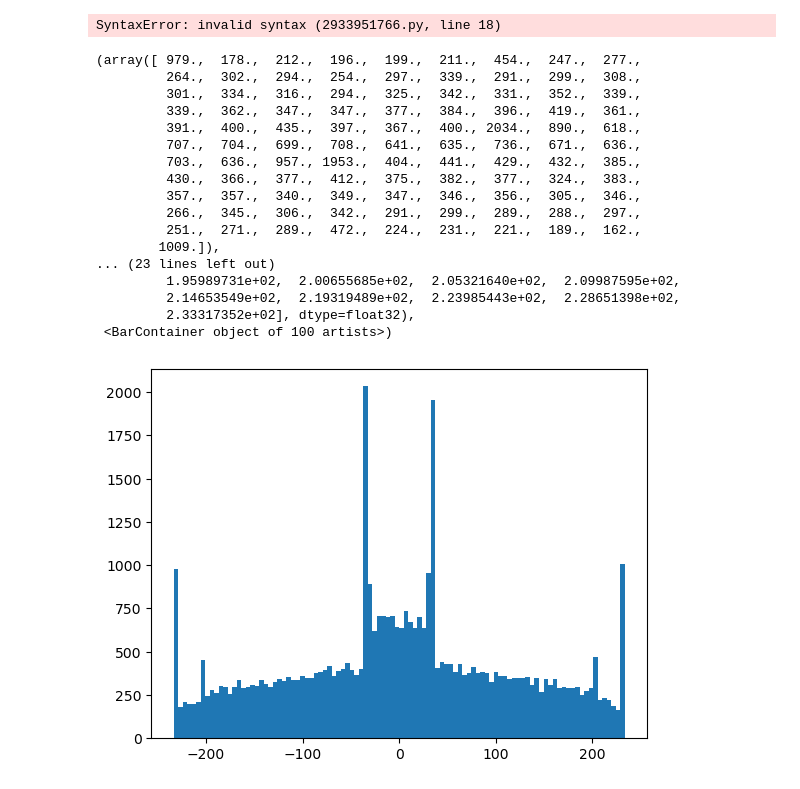
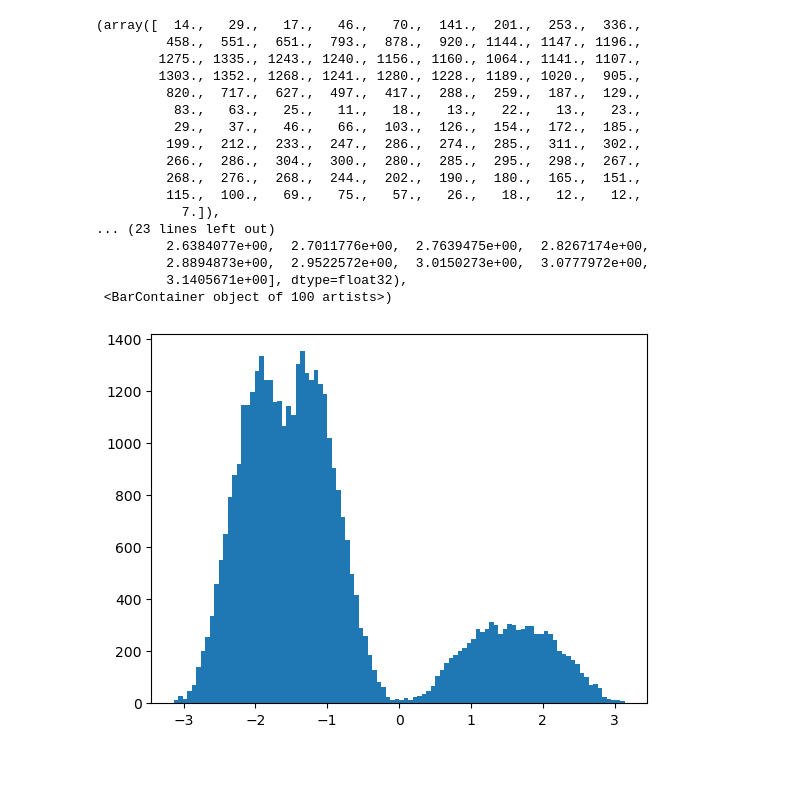
Before and after one commit to PINKTAIGAH/SHP, a Jupyter notebook: uproot_test/dedx_cut_test.ipynb, the cells around one changed output. Cells and saved outputs as stored; diff of their text form; code cells hidden in the pictures.

Commit message:
add more  plots

```diff
--- a/uproot_test/dedx_cut_test.ipynb
+++ b/uproot_test/dedx_cut_test.ipynb
@@ -14,22 +50,16 @@ file5= uproot.open(root_file_dir + 'flat_caf_4-d0f08994-a5a3-4420-8600-616832f5a
 # %%
 def get_cut(start, end):
-    cut_xf0= (end['xf'])>-250
-    cut_xf1= (end['xf'])<250
-    cut_xf2= (end['xf'])>50
-    cut_xf3= (end['xf'])<-50
-    cut_yf= (np.absolute(end['yf'])<250)
+    cut_xf= (np.absolute(end['xf'])<200)
+    cut_yf= (np.absolute(end['yf'])<200)
     cut_zf0= (end['zf'])>0
     cut_zf1= (end['zf'])<500
 
-    cut_x00= (start['x0'])>-250
-    cut_x01= (start['x0'])<250
-    cut_x02= (start['x0'])>50
-    cut_x03= (start['x0'])<-50
-    cut_y0= (np.absolute(start['y0'])<250)
+    cut_x0= (np.absolute(start['x0'])<200)
+    cut_y0= (np.absolute(start['y0'])<200)
     cut_z00= (start['z0'])>0
     cut_z01= (start['z0'])<500
 
-    cut_full= cut_xf0 & cut_xf1 & cut_xf2 & cut_xf3 & cut_yf & cut_zf0 & cut_zf1 & cut_x0 & cut_y0 & cut_z00 & cut_z01 &
+    cut_full= cut_xf & cut_yf & cut_zf0 & cut_zf1 & cut_x0 & cut_y0 & cut_z00 & cut_z01
     cut= np.full(ak.num(cut_full, axis=0), True)
 
     for i in range(ak.num(cut_full, axis=0)):
@@ -38,8 +68,6 @@ def get_cut(start, end):
                 cut[i]= False
 
     return cut
-# %% [output]
-SyntaxError: invalid syntax (2933951766.py, line 18)
 # %%
 start1= file1.arrays(['x0','y0','z0'], aliases={'x0':'rec.reco.trk.start.x',
                                      'y0':'rec.reco.trk.start.y',
@@ -86,26 +114,26 @@ end5= file5.arrays(['xf','yf','zf'], aliases={'xf':'rec.reco.trk.end.x',
 rr_5= file5['rec.reco.trk.calo.2.points.rr'].array()
 dedx_5= file5['rec.reco.trk.calo.2.points.dedx'].array()
 # %%
-plt.hist(ak.flatten(file1['rec.reco.trk.start.x'].array()).to_numpy(), bins=100)
+plt.hist(ak.flatten(file1['rec.slc.reco.trk.phi'].array()).to_numpy(), bins=100)
 # %% [output]
-(array([ 979.,  178.,  212.,  196.,  199.,  211.,  454.,  247.,  277.,
-         264.,  302.,  294.,  254.,  297.,  339.,  291.,  299.,  308.,
-         301.,  334.,  316.,  294.,  325.,  342.,  331.,  352.,  339.,
-         339.,  362.,  347.,  347.,  377.,  384.,  396.,  419.,  361.,
-         391.,  400.,  435.,  397.,  367.,  400., 2034.,  890.,  618.,
-         707.,  704.,  699.,  708.,  641.,  635.,  736.,  671.,  636.,
-         703.,  636.,  957., 1953.,  404.,  441.,  429.,  432.,  385.,
-         430.,  366.,  377.,  412.,  375.,  382.,  377.,  324.,  383.,
-         357.,  357.,  340.,  349.,  347.,  346.,  356.,  305.,  346.,
-         266.,  345.,  306.,  342.,  291.,  299.,  289.,  288.,  297.,
-         251.,  271.,  289.,  472.,  224.,  231.,  221.,  189.,  162.,
-        1009.]),
+(array([  14.,   29.,   17.,   46.,   70.,  141.,  201.,  253.,  336.,
+         458.,  551.,  651.,  793.,  878.,  920., 1144., 1147., 1196.,
+        1275., 1335., 1243., 1240., 1156., 1160., 1064., 1141., 1107.,
+        1303., 1352., 1268., 1241., 1280., 1228., 1189., 1020.,  905.,
+         820.,  717.,  627.,  497.,  417.,  288.,  259.,  187.,  129.,
+          83.,   63.,   25.,   11.,   18.,   13.,   22.,   13.,   23.,
+          29.,   37.,   46.,   66.,  103.,  126.,  154.,  172.,  185.,
+         199.,  212.,  233.,  247.,  286.,  274.,  285.,  311.,  302.,
+         266.,  286.,  304.,  300.,  280.,  285.,  295.,  298.,  267.,
+         268.,  276.,  268.,  244.,  202.,  190.,  180.,  165.,  151.,
+         115.,  100.,   69.,   75.,   57.,   26.,   18.,   12.,   12.,
+           7.]),
 ... (23 lines left out)
-         1.95989731e+02,  2.00655685e+02,  2.05321640e+02,  2.09987595e+02,
-         2.14653549e+02,  2.19319489e+02,  2.23985443e+02,  2.28651398e+02,
-         2.33317352e+02], dtype=float32),
+         2.6384077e+00,  2.7011776e+00,  2.7639475e+00,  2.8267174e+00,
+         2.8894873e+00,  2.9522572e+00,  3.0150273e+00,  3.0777972e+00,
+         3.1405671e+00], dtype=float32),
  <BarContainer object of 100 artists>)
-[figure, old version]
+[figure, new version]
 # %%
 cut_1= get_cut(start1, end1)
 cut_2= get_cut(start2, end2)
```
Also changed, not shown: parts of 6 cells of this notebook, 8 other files.
